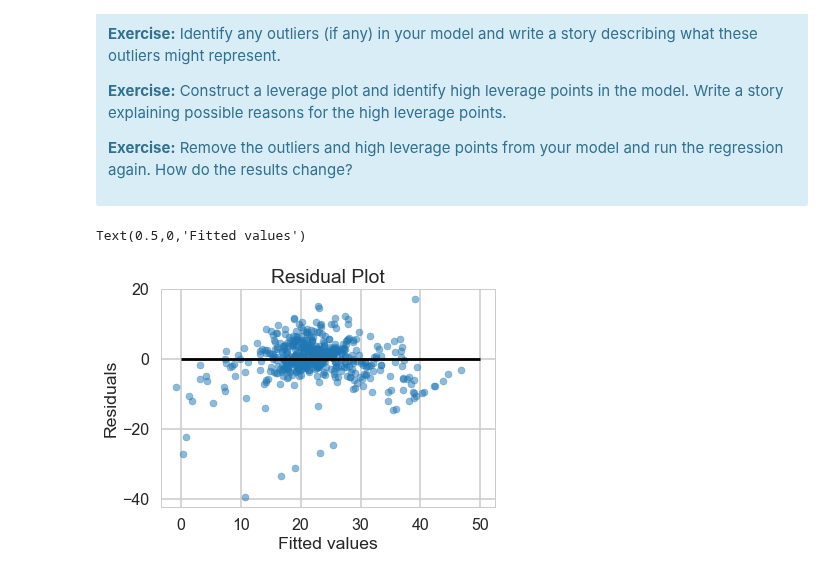
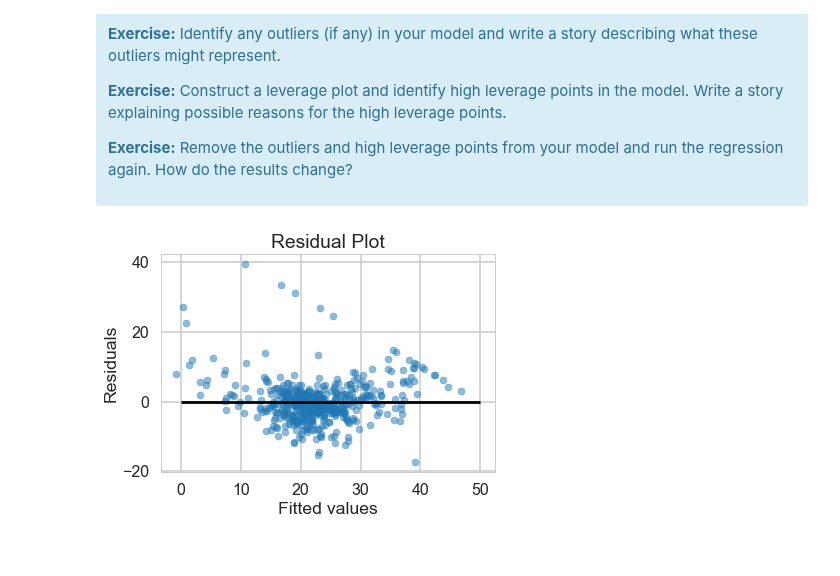
Before and after one commit to kellywong1314/Analytics-and-Machine-Learning, a Jupyter notebook: Mini-Projects/Boston Housing Linear Regression/Mini_Project_Linear_Regression.ipynb, the cells around one changed output. Saved outputs shown, nothing was run; the diff lists cells and outputs as text; code cells hidden in the pictures.

```diff
--- a/Mini-Projects/Boston Housing Linear Regression/Mini_Project_Linear_Regression.ipynb
+++ b/Mini-Projects/Boston Housing Linear Regression/Mini_Project_Linear_Regression.ipynb
@@ -768,0 +742,7 @@ f_regression(price, ypred_reg3)
+# %%
+# your turn
+
+m3 = ols('PRICE ~ RM+CRIM+PTRATIO',bos).fit()
+print(m3.summary())
+
+ypred_m3 = m3.predict(bos[['RM','CRIM', 'PTRATIO']])
@@ -866,11 +864,11 @@ There are some other issues that are important investigate with linear regressio
 </div>
 # %%
 # Your turn. Construct a fitted values versus residuals plot. What does the plot tell you? Are there any violations of the model assumptions?
-plt.scatter(ypred_reg3, ypred_reg3 - price, s=50, alpha=0.5)
+plt.scatter(ypred_m3, m3.resid, s=50, alpha=0.5)
 plt.hlines(y = 0, xmin=0, xmax = 50)
 plt.title('Residual Plot')
 plt.ylabel('Residuals')
 plt.xlabel('Fitted values')
+plt.show()
 # %% [output]
-Text(0.5,0,'Fitted values')
-[figure, old version]
+[figure, new version]
```
Also changed, not shown: parts of 18 cells of this notebook.
